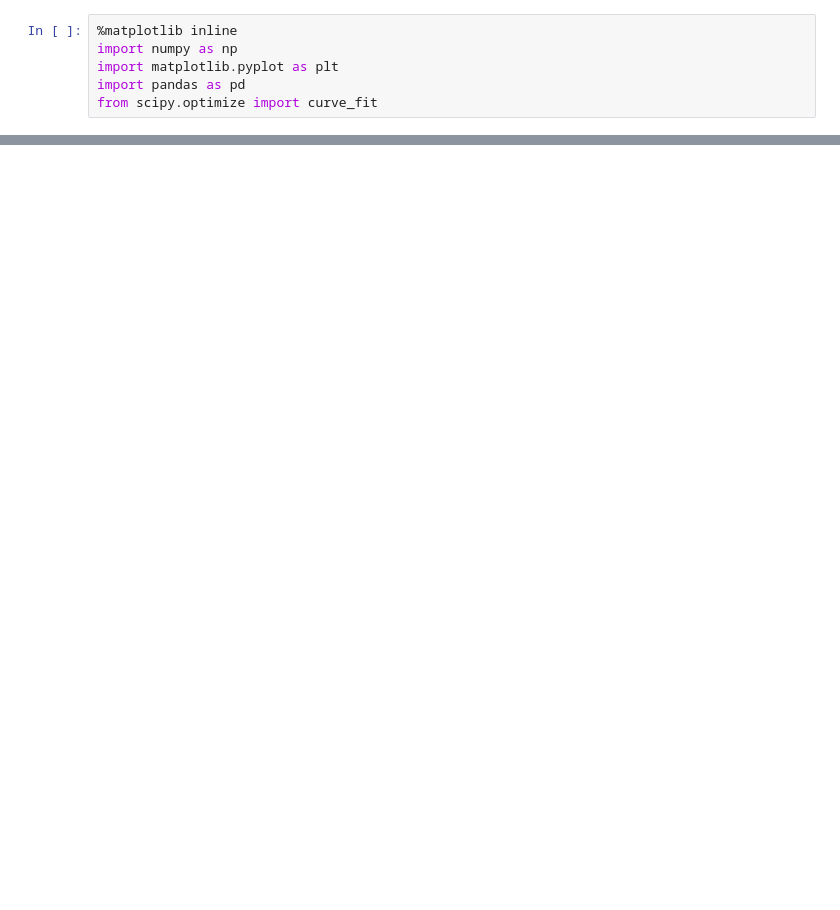
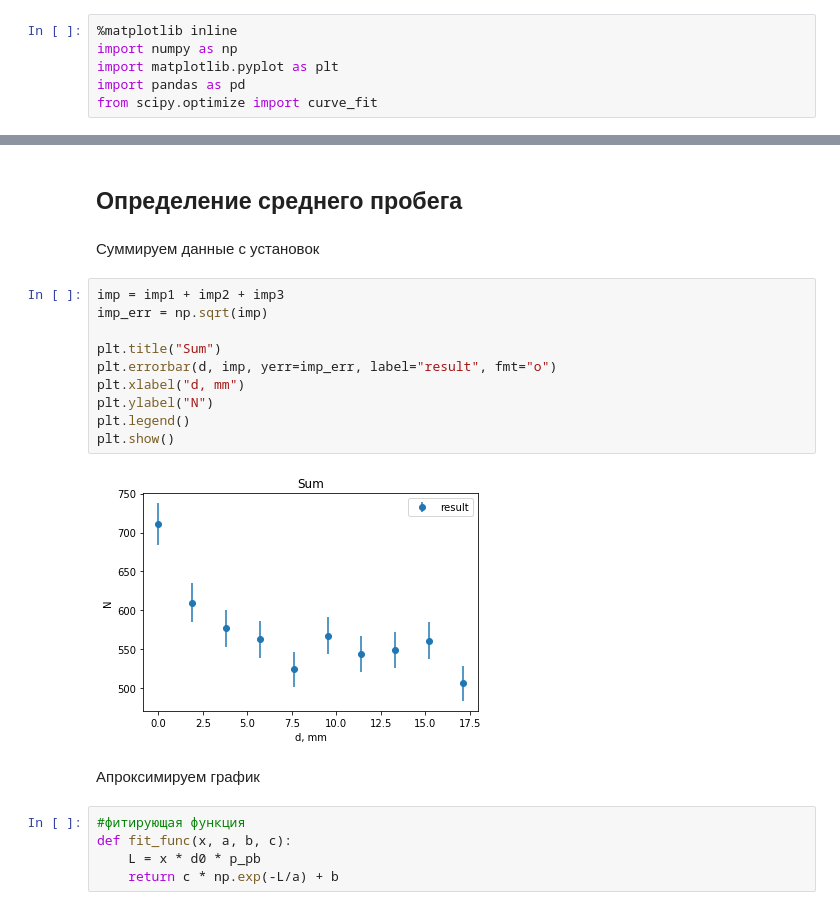
Before and after one commit to RobertVoropaev/QuantumPhysics, a Jupyter notebook: 7.4A/7.4A.ipynb, the cells around one changed output, grey strips where cells are left out. Drawn from its saved outputs; the diff is of its cells as text; blank space fills up the shorter version.

```diff
--- a/7.4A/7.4A.ipynb
+++ b/7.4A/7.4A.ipynb
@@ -37,0 +63,23 @@ plt.show()
+# %% [markdown]
+## Определение среднего пробега
+# %% [markdown]
+Суммируем данные с установок
+# %%
+imp = imp1 + imp2 + imp3
+imp_err = np.sqrt(imp)
+
+plt.title("Sum")
+plt.errorbar(d, imp, yerr=imp_err, label="result", fmt="o")
+plt.xlabel("d, mm")
+plt.ylabel("N")
+plt.legend()
+plt.show()
+# %% [output]
+[figure, added]
+# %% [markdown]
+Апроксимируем график
+# %%
+#фитирующая функция
+def fit_func(x, a, b, c):
+    L = x * d0 * p_pb
+    return c * np.exp(-L/a) + b
```
Also changed, not shown: parts of 30 cells of this notebook, 5 other files.
